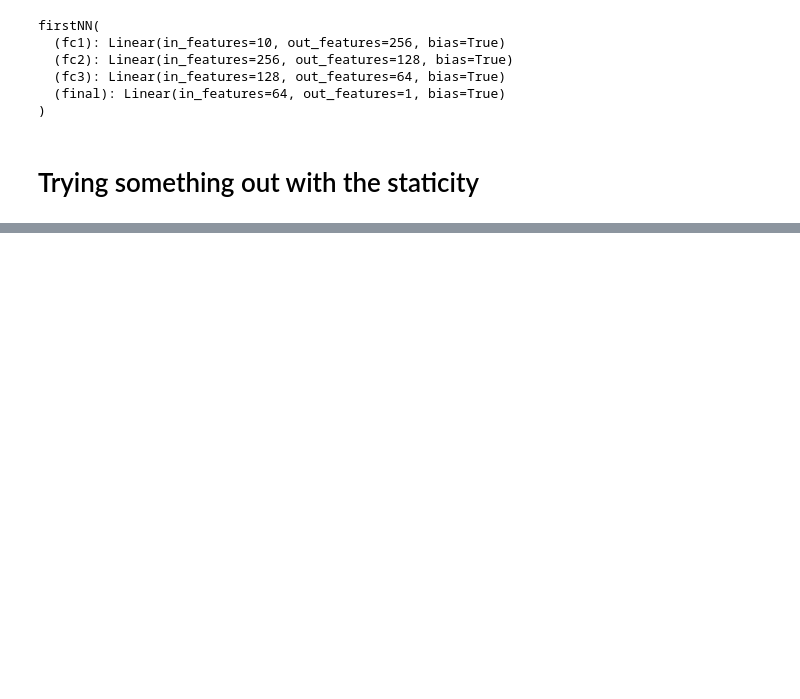
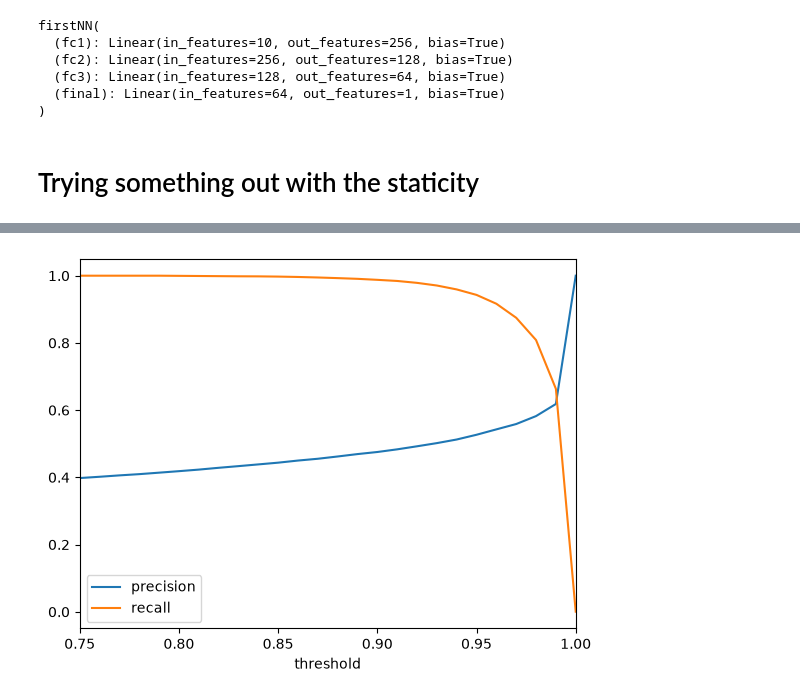
Before and after one commit to drpoisson-mp3/seA_Ice, a Jupyter notebook: exploration/First NN.ipynb, the cells around one changed output, grey strips where cells are left out. Cells and saved outputs as stored; diff of their text form; code cells hidden in the pictures; blank space fills up the shorter version.

```diff
--- a/exploration/First NN.ipynb
+++ b/exploration/First NN.ipynb
@@ -2661,7 +2675,6 @@ total_static= (trainpd['static']).sum()
 n_moving = total_cases -total_static
 pos_weight = torch.tensor([n_moving / total_static]).to(device) # pos_weight multiplies the positive 1 case, i.e. the is static case
 
-
 trainpd = trainpd.drop(['u_buoy', 'v_buoy','buoynorm','static'],axis=1) # Take away the time of the year, wrong dtype and seems to be useless anyway
 labels = [target.columns, trainpd.columns]
 # we keep the day of year tho
@@ -2726,7 +2739,7 @@ import torch.optim as optim
 # Hyperparameters
 
 
-epoch=20
+epoch=500
 
 lr_start=1e-3
 lr_end=1e-4
@@ -2734,10 +2747,11 @@ lr= np.linspace(lr_start, lr_end, epoch)
 print('Total Epoch: ', epoch)
 
 #forcing some tuning:
-pos_weight=torch.tensor([100]).to(device)
+pos_weight*=4#torch.tensor([64]).to(device)
 criterion = nn.BCEWithLogitsLoss(pos_weight=pos_weight)
 rlosses={}
 losses=[]
+print(pos_weight.item(), 'times rewarded for Guessing static correct')
 
 rloss=0
 rcount=0
@@ -2785,7 +2799,7 @@ for epoch in range(epoch):
     # learningrates.append(lr)
     # lr*=.75
 
-torch.save(babygpu.state_dict(), f'.//weights//babygpu_{labels[0].item()}_{traintensor.shape[1]}input_{epoch}E.pt')
+torch.save(babygpu.state_dict(), f'.//weights//babygpu_{labels[0].item()}_{traintensor.shape[1]}input_{epoch}E_weight{round(pos_weight.item())}.pt')
 
 fig,ax =plt.subplots()
 epochavg=[]
@@ -2800,7 +2814,7 @@ xx=[i*len(rlosses[0]) for i in rlosses]
 ax.plot(xx,epochavg,'.-k')
 #fig.legend()
 #plt.xlim([15000,20000])
-plt.savefig(f'.//outputs//babygpu_{labels[0].item()}_{traintensor.shape[1]}inputs_{epoch}E.png')
+plt.savefig(f'.//outputs//babygpu_{labels[0].item()}_{traintensor.shape[1]}inputs_{epoch}E_weight{round(pos_weight.item())}.png')
 
 with open('timestamps.txt', 'a') as f:
     f.write(f"End {datetime.now()}\n")
@@ -3025,0 +3392,29 @@ Falsely moving % tensor(18.3719)
+# %%
+thresholds = np.linspace(0, 1, 101)
+precisions = []
+recalls = []
+
+y_true = (trainpd['buoynorm'] <= 1e-5)   # ground truth: actually static
+scores = trainpd['staticity']
+
+for t in thresholds:
+    pred_static = scores >= t
+
+    tp = (pred_static & y_true).sum()
+    fp = (pred_static & ~y_true).sum()
+    fn = (~pred_static & y_true).sum()
+
+    precision = tp / (tp + fp) if (tp + fp) > 0 else np.nan
+    recall = tp / (tp + fn) if (tp + fn) > 0 else np.nan
+
+    precisions.append(precision)
+    recalls.append(recall)
+
+plt.plot(thresholds, precisions, label='precision')
+plt.plot(thresholds, recalls, label='recall')
+plt.xlabel('threshold')
+plt.xlim([.75,1])
+plt.legend()
+plt.show()
+# %% [output]
+[figure, added]
```
Also changed, not shown: parts of 15 cells of this notebook.
